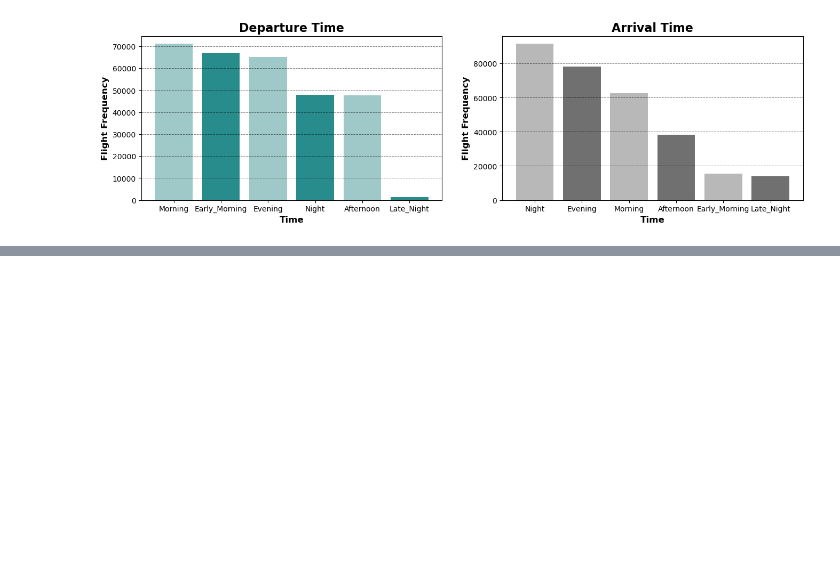
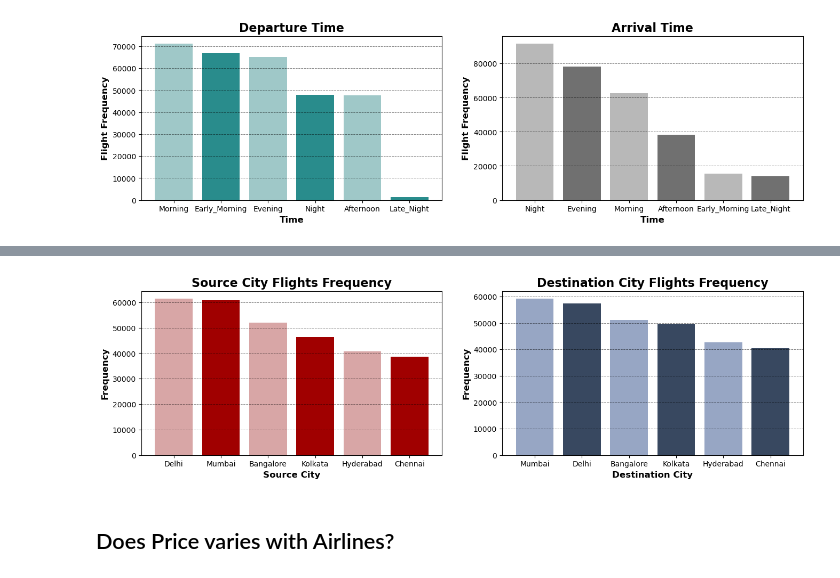
Before and after one commit to soumojit-dev/Airlines-Flight-Analysis, a Jupyter notebook: analysis.ipynb, the cells around one changed output, grey strips where cells are left out. Saved outputs shown, nothing was run; the diff lists cells and outputs as text; code cells hidden in the pictures; blank space fills up the shorter version.

```diff
--- a/analysis.ipynb
+++ b/analysis.ipynb
@@ -208,0 +245,25 @@ g
+# %%
+# plotting
+plt.figure(figsize=(16,4))
+
+plt.subplot(1,2,1)
+
+plt.bar(df['source_city'].value_counts().index, df['source_city'].value_counts().values, color = ['#d8a6a6', '#a00000'])
+plt.title('Source City Flights Frequency', fontdict={'fontsize': 16, 'fontweight': 'bold'})
+plt.xlabel('Source City', fontdict={'fontsize': 12, 'fontweight':'bold'})
+plt.ylabel('Frequency', fontdict={'fontsize': 12, 'fontweight':'bold'})
+plt.grid(axis='y', alpha=0.5, linestyle='--', linewidth=0.7, color='black')
+
+plt.subplot(1,2,2)
+
+plt.bar(df['destination_city'].value_counts().index, df['destination_city'].value_counts().values, color = ['#97a6c4', '#384860'] )
+plt.title('Destination City Flights Frequency', fontdict={'fontsize': 16, 'fontweight': 'bold'})
+plt.xlabel('Destination City', fontdict={'fontsize': 12, 'fontweight':'bold'})
+plt.ylabel('Frequency', fontdict={'fontsize': 12, 'fontweight':'bold'})
+plt.grid(axis='y', alpha=0.5, linestyle='--', linewidth=0.7, color='black')
+
+plt.show()
+# %% [output]
+[figure, added]
+# %% [markdown]
+## Does Price varies with Airlines?
```
Also changed, not shown: parts of 16 cells of this notebook.
